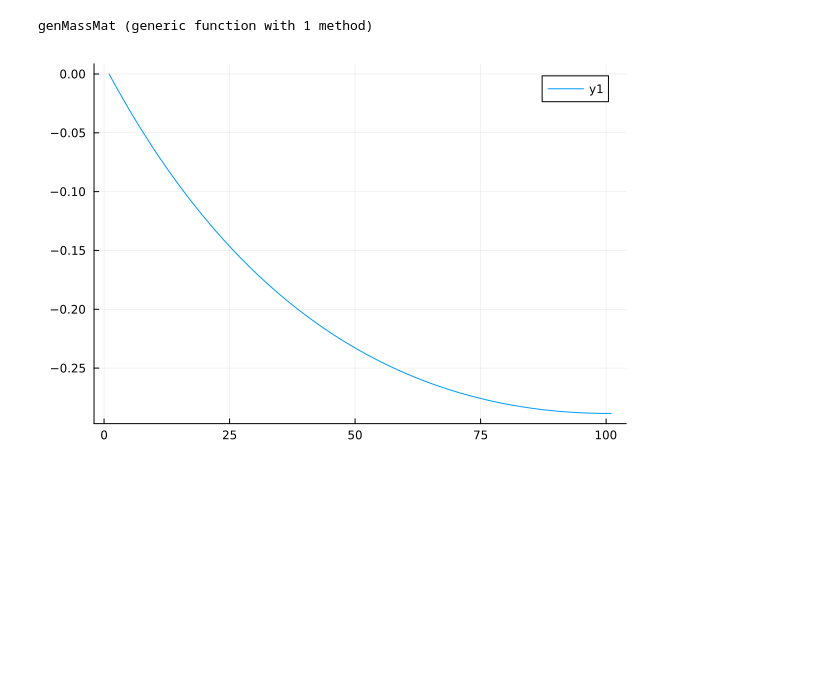
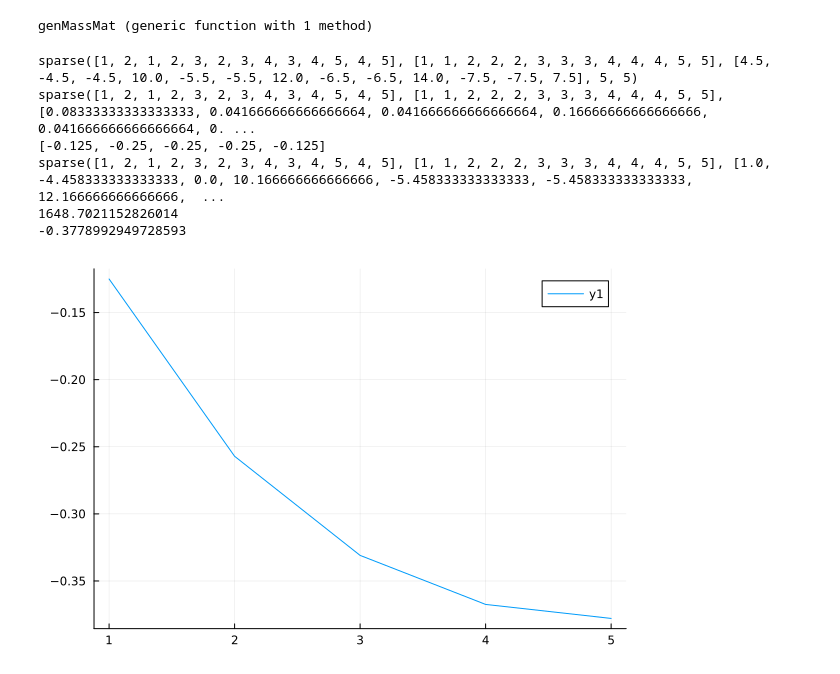
Before and after one commit to Dr4k3z/Athens-FEM, a Jupyter notebook: task4.ipynb, the cells around one changed output. Saved outputs shown, nothing was run; the diff lists cells and outputs as text; code cells hidden in the pictures; blank space fills up the shorter version.

```diff
--- a/task4.ipynb
+++ b/task4.ipynb
@@ -99,8 +99,8 @@ function genStiffMat(mesh::Mesh, densityFunc::C) where C
     A = sparse(I,J,Avalues)
 
     #Dirichlet BC on left node
-    A[mesh.bndNodeIds[1],1] = 1.
-    A[mesh.bndNodeIds[1],2] = 0.
+    #A[mesh.bndNodeIds[1],1] = 1.
+    #A[mesh.bndNodeIds[1],2] = 0.
     #Neumann BC on right node - no need to change the matrix
     #print(A)
     return A;
@@ -146,8 +146,8 @@ function genVector(mesh, sourceFct::F) where F
     end
 
     #Boundary conditions
-    f[mesh.bndNodeIds[1]] = 0.
-    f[mesh.bndNodeIds[2]] = 0.
+    #f[mesh.bndNodeIds[1]] = 0.
+    #f[mesh.bndNodeIds[2]] = 0.
 
     return f;
 end
@@ -162,9 +162,9 @@ function genLocMassMat(element::Element)
     h     = element.area
     e1    = element.e1
     e2    = element.e2
-    Iloc  = SVector(e1, e2)
-    Jloc  = SVector(e1, e2)
-    Aloc  = SVector(h /2 , h/2)
+    Iloc  = SVector(e1, e1, e2, e2)
+    Jloc  = SVector(e1, e2, e1, e2)
+    Aloc  = SVector(h/3 , h/6, h/6, h/3)
     return Iloc, Jloc, Aloc
 end
 
@@ -173,7 +173,7 @@ function genMassMat(mesh::Mesh)
 
     #..recover number of elements
     nelements = mesh.nelements
-    dofperelem = 2
+    dofperelem = 4
 
     #..preallocate the memory for local matrix contributions
     Avalues = zeros(Float64,dofperelem*nelements)
@@ -191,10 +191,10 @@ function genMassMat(mesh::Mesh)
 
     A = sparse(I,J,Avalues)
 
-    A[mesh.bndNodeIds[1],1] = 0.
+    #A[mesh.bndNodeIds[1],1] = 0.
     #A[mesh.bndNodeIds[1],2] = 0.
     #A[mesh.bndNodeIds[2],1] = 1.
-    A[mesh.bndNodeIds[2],end] = 0.
+    #A[mesh.bndNodeIds[2],end] = 0.
 
     #print(A)
     return A;
@@ -204,32 +204,60 @@ end
 # %% [output]
 genMassMat (generic function with 1 method)
 # %%
-mesh = genMesh(100)
+mesh = genMesh(4)
 c(x) = x
 S = genStiffMat(mesh,c)
 M = genMassMat(mesh)
 fsource(x) = -1
 f = genVector(mesh,fsource)
 
+println(S)
+println(M)
+println(f)
+
+A = S + M
+A[1,1] = 1.
+A[1,2] = 0.
+println(A)
+println(det(A))
+#println(A[end,end])
+#println(A[end,end-1])
+#f[1] = 0.
+#f[end] = 0.
+
+#println(f)
+
+#println(S)
+
+#println(M)
 
 #print(S+M)
 
-u = (S + M) \ f
+u = A \ f
+
+
 #print(u[end])
 #u = S \ f
+print(u[end])
 
 #analytical(x) = x - 2 * log(x) - 1
 #temp = 1:1/1000:2
 #v = zeros(1001)
 #for i in 1:1001
 #    v[i] = analytical(temp[i])
 #end
 
 #v = analytical(temp)
 plot(u)
 
 
 
 #print(u[end])
 # %% [output]
+sparse([1, 2, 1, 2, 3, 2, 3, 4, 3, 4, 5, 4, 5], [1, 1, 2, 2, 2, 3, 3, 3, 4, 4, 4, 5, 5], [4.5, -4.5, -4.5, 10.0, -5.5, -5.5, 12.0, -6.5, -6.5, 14.0, -7.5, -7.5, 7.5], 5, 5)
+sparse([1, 2, 1, 2, 3, 2, 3, 4, 3, 4, 5, 4, 5], [1, 1, 2, 2, 2, 3, 3, 3, 4, 4, 4, 5, 5], [0.08333333333333333, 0.041666666666666664, 0.041666666666666664, 0.16666666666666666, 0.041666666666666664, 0. ...
+[-0.125, -0.25, -0.25, -0.25, -0.125]
+sparse([1, 2, 1, 2, 3, 2, 3, 4, 3, 4, 5, 4, 5], [1, 1, 2, 2, 2, 3, 3, 3, 4, 4, 4, 5, 5], [1.0, -4.458333333333333, 0.0, 10.166666666666666, -5.458333333333333, -5.458333333333333, 12.166666666666666,  ...
+1648.7021152826014
+-0.3778992949728593
-[figure, old version]
+[figure, new version]
```
Also changed, not shown: 1 other file.
